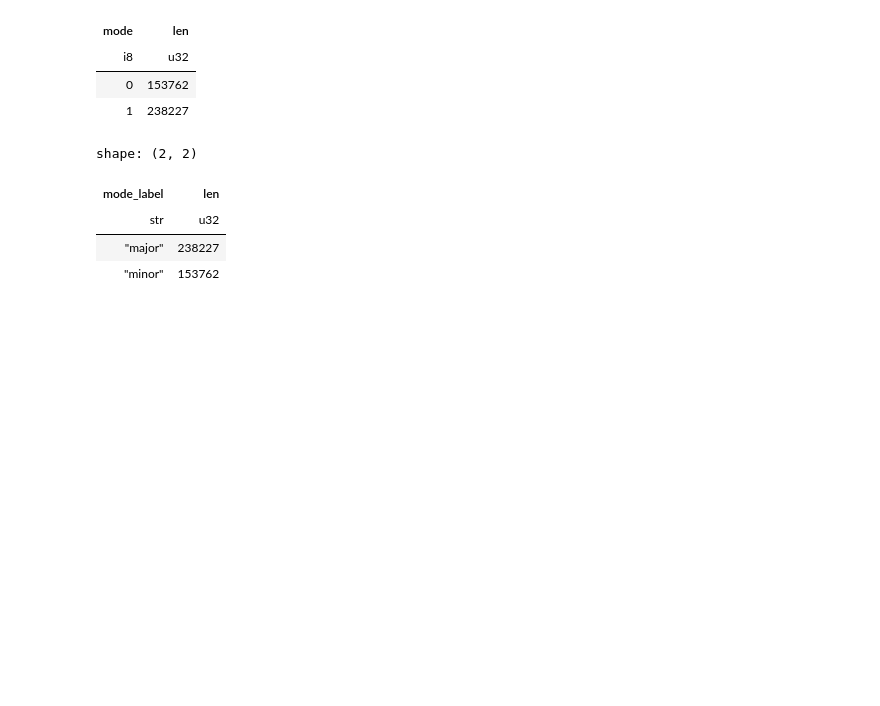
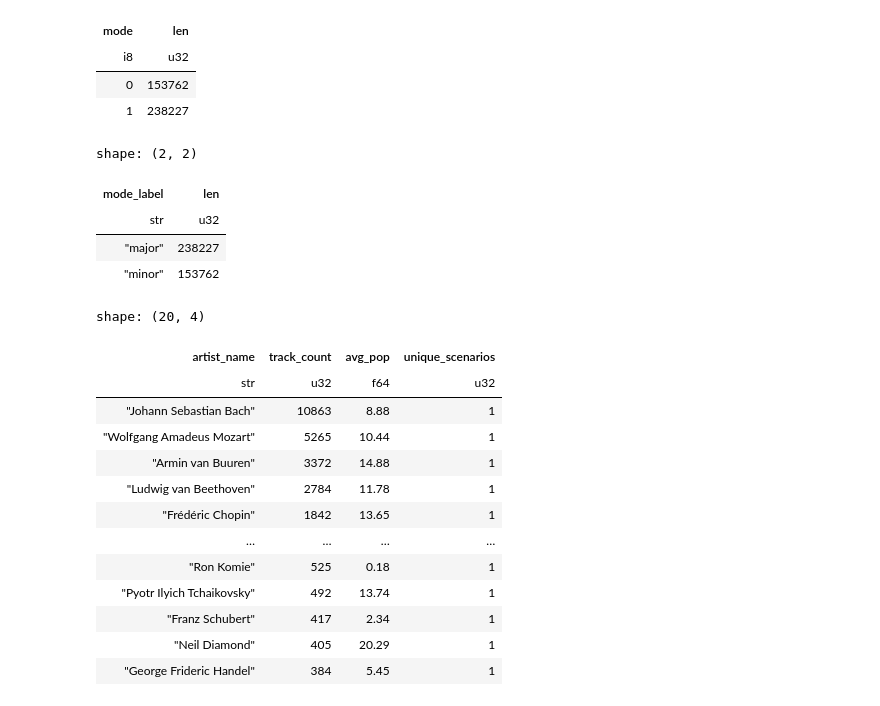
Before and after one commit to ZygimantasB/polars_library, a Jupyter notebook: kaggle/spotify_2026_scenarios.ipynb, the cells around one changed output. Drawn from its saved outputs; the diff is of its cells as text; code cells hidden in the pictures; blank space fills up the shorter version.

Commit message:
Task 06 — Aggregate and rank top 20 artists by track count and average popularity in Spotify 2026 Scenarios notebook

```diff
--- a/kaggle/spotify_2026_scenarios.ipynb
+++ b/kaggle/spotify_2026_scenarios.ipynb
@@ -352,3 +352,31 @@ shape: (2, 2)
 | str | u32 |
 | "major" | 238227 |
 | "minor" | 153762 |
+# %%
+df.select(
+    pl.col('artist_name'),
+    pl.col('popularity'),
+).group_by(
+    pl.col('artist_name')
+).agg(
+    pl.len().alias('track_count'),
+    pl.mean('popularity').round(2).alias('avg_pop'),
+    pl.n_unique('artist_name').alias('unique_scenarios'),
+).sort(
+    'track_count', descending=True
+).head(20)
+# %% [output]
+shape: (20, 4)
+| artist_name | track_count | avg_pop | unique_scenarios |
+| str | u32 | f64 | u32 |
+| "Johann Sebastian Bach" | 10863 | 8.88 | 1 |
+| "Wolfgang Amadeus Mozart" | 5265 | 10.44 | 1 |
+| "Armin van Buuren" | 3372 | 14.88 | 1 |
+| "Ludwig van Beethoven" | 2784 | 11.78 | 1 |
+| "Frédéric Chopin" | 1842 | 13.65 | 1 |
+| … | … | … | … |
+| "Ron Komie" | 525 | 0.18 | 1 |
+| "Pyotr Ilyich Tchaikovsky" | 492 | 13.74 | 1 |
+| "Franz Schubert" | 417 | 2.34 | 1 |
+| "Neil Diamond" | 405 | 20.29 | 1 |
+| "George Frideric Handel" | 384 | 5.45 | 1 |
```
Also changed, not shown: parts of 1 cell of this notebook.
